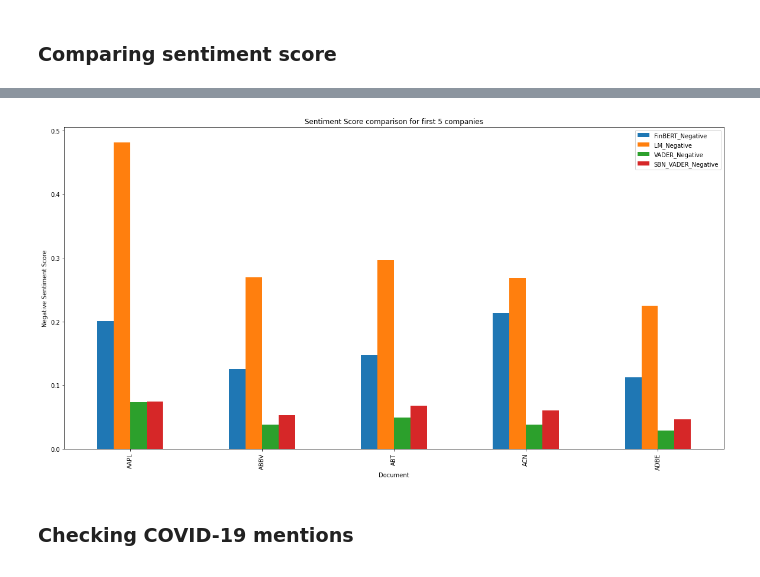
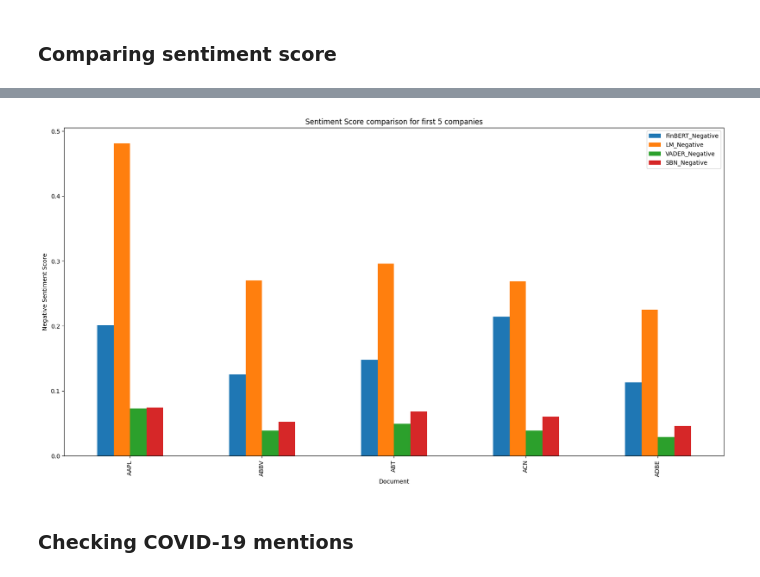
Before and after one commit to lakshyaag/INSY-669-Group-Project, a Jupyter notebook: sentiment_analysis.ipynb, the cells around one changed output, grey strips where cells are left out. Cells and saved outputs as stored; diff of their text form; code cells hidden in the pictures.

```diff
--- a/sentiment_analysis.ipynb
+++ b/sentiment_analysis.ipynb
@@ -344,10 +355,10 @@ for k, v in docs.items():
             {
                 "Document": k,
                 "Sentence": sent,
-                "SBN_VADER_Negative": scores["neg"],
-                "SBN_VADER_Neutral": scores["neu"],
-                "SBN_VADER_Positive": scores["pos"],
-                "SBN_VADER_Compound": scores["compound"],
+                "SBN_Negative": scores["neg"],
+                "SBN_Neutral": scores["neu"],
+                "SBN_Positive": scores["pos"],
+                "SBN_Compound": scores["compound"],
             }
         )
 
@@ -359,7 +370,8 @@ Processed using SentiBigNomics
 # %% [markdown]
 ### Using pre-trained model [FinBERT](https://huggingface.co/ProsusAI/finbert)
 # %%
-pipe = pipeline("sentiment-analysis", model="ProsusAI/finbert", device=0)
+
+pipe = pipeline("sentiment-analysis", model="ProsusAI/finbert", device=-1)
 # %%
 finbert_results = []
 
@@ -541,10 +541,10 @@ nlp_results_stats = nlp_results.groupby("Document").agg(
         "VADER_Neutral": "mean",
         "VADER_Positive": "mean",
         "VADER_Compound": "mean",
-        "SBN_VADER_Negative": "mean",
-        "SBN_VADER_Neutral": "mean",
-        "SBN_VADER_Positive": "mean",
-        "SBN_VADER_Compound": "mean",
+        "SBN_Negative": "mean",
+        "SBN_Neutral": "mean",
+        "SBN_Positive": "mean",
+        "SBN_Compound": "mean",
         "COVID_Related_Frequency": "sum",
         "COVID_Contextual_Positive_Frequency": "sum",
         "COVID_Contextual_Negative_Frequency": "sum",
@@ -647,15 +647,15 @@ plt.show()
 # %%
 ax = results_df.iloc[:5].plot(
     kind="bar",
-    y=["FinBERT_Negative", "LM_Negative", "VADER_Negative", "SBN_VADER_Negative"],
+    y=["FinBERT_Negative", "LM_Negative", "VADER_Negative", "SBN_Negative"],
     figsize=(20, 10),
 )
 ax.set_ylabel("Negative Sentiment Score")
 ax.set_title("Sentiment Score comparison for first 5 companies")
 plt.show()
 # %% [output]
 [interactive output not drawn]
-[figure, old version]
+[figure, new version]
 # %% [markdown]
 ### Checking COVID-19 mentions
 # %%
```
Also changed, not shown: parts of 40 cells of this notebook, 1 other file.
